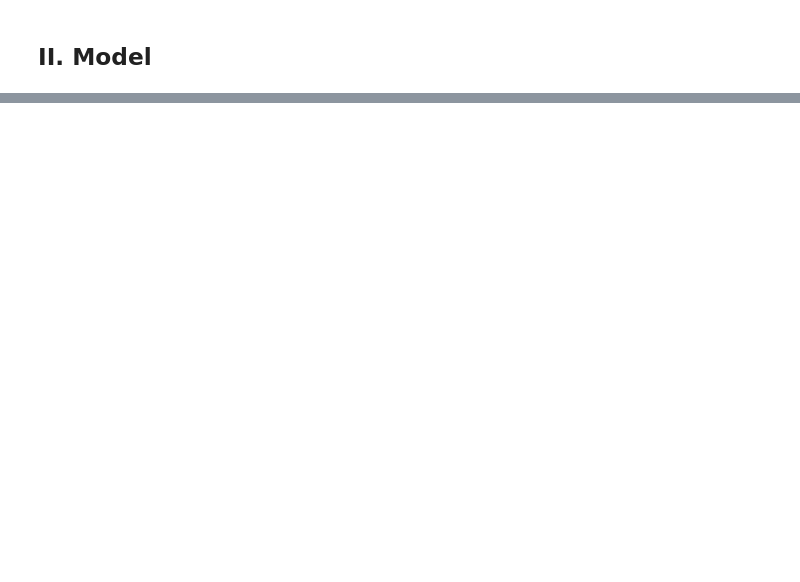
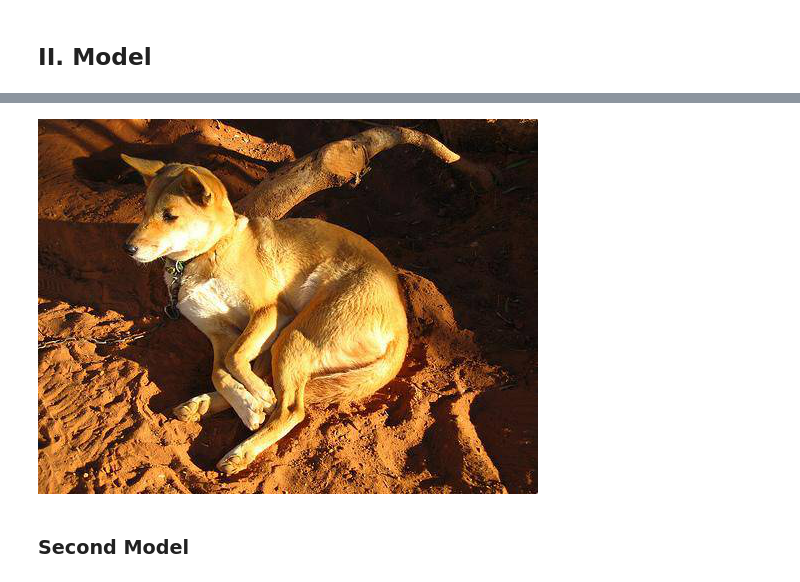
Before and after one commit to thaithai1/kaggle, a Jupyter notebook: dog_breed/Dog_breed_identification.ipynb, the cells around one changed output, grey strips where cells are left out. Saved outputs shown, nothing was run; the diff lists cells and outputs as text; code cells hidden in the pictures; blank space fills up the shorter version.

```diff
--- a/dog_breed/Dog_breed_identification.ipynb
+++ b/dog_breed/Dog_breed_identification.ipynb
@@ -86,0 +122,11 @@ plots(img,figsize=(18,10),rows=2)
+# %%
+run = False
+sz=224
+bs=64
+arch=resnet34
+data = ImageClassifierData.from_csv(PATH,folder='data/train',csv_fname='data/labels.csv',test_name='data/test',\
+                                    val_idxs=val_idxs, suffix='.jpg',tfms=tfms_from_model(arch, sz),bs=bs)
+# %%
+PIL.Image.open(data.trn_ds.fnames[0])
+# %% [output]
+[figure, added]
@@ -86,0 +141,2 @@ plots(img,figsize=(18,10),rows=2)
+# %% [markdown]
+### Second Model
```
Also changed, not shown: parts of 39 cells of this notebook, 1 other file.
